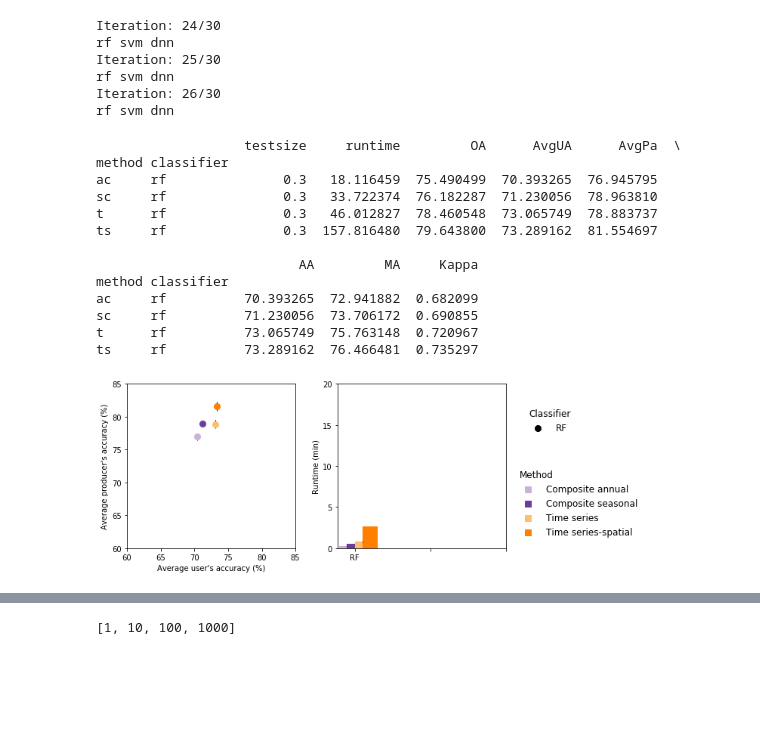
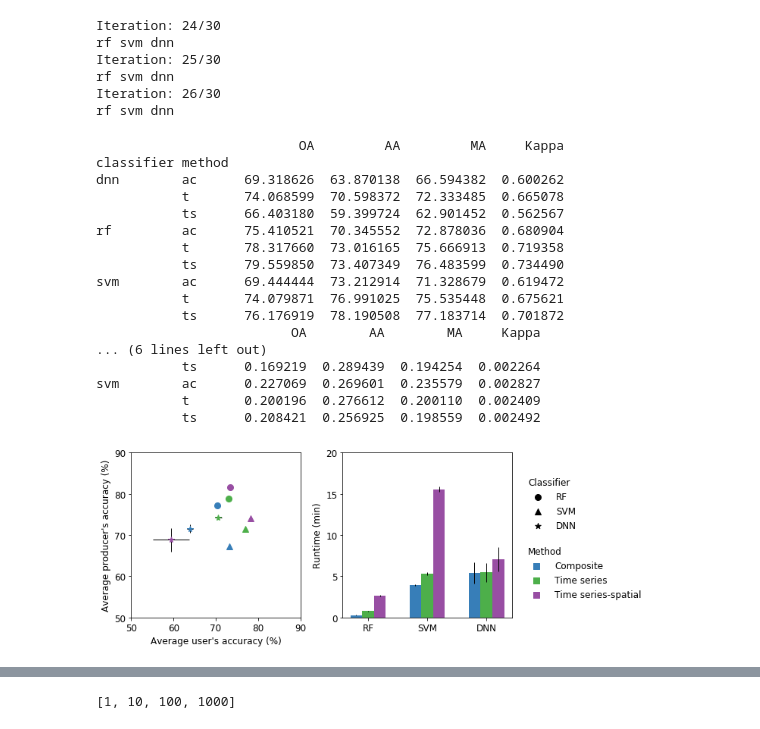
Before and after one commit to SebastianHafner/masterthesis, a Jupyter notebook: classification.ipynb, the cells around one changed output, grey strips where cells are left out. Saved outputs shown, nothing was run; the diff lists cells and outputs as text; code cells hidden in the pictures; blank space fills up the shorter version.

Commit message:
finished classifier comparison plot

```diff
--- a/classification.ipynb
+++ b/classification.ipynb
@@ -657,13 +657,15 @@ rf svm dnn
 
 # chose 2 accuracy metrics
 am_x = 'AvgUA'
-am_y = 'AvgPa'
+am_y = 'AvgPA'
 
 
 df = pd.read_csv(f'data/classification_data/classifier_comparison_as{yearAS}.csv')
+df = df.dropna()
 
 grouped = df.groupby(['method','classifier'])
-print(grouped.mean())
+print(df.groupby(['classifier','method'])[('OA','AA','MA','Kappa')].mean())
+print(df.groupby(['classifier','method'])[('OA','AA','MA','Kappa')].std())
 means = grouped.mean().to_dict()
 stds = grouped.std().to_dict()
 
@@ -680,13 +682,12 @@ plt.rcParams.update({'font.size': fontsize})
 
 
 classifiers = ['rf','svm','dnn']
-classifiers = ['rf']
 markers = ['o','^','*']
-markers = ['o']
 
-methods = ['ac','sc','t','ts']
-inputs = ['Composite annual', 'Composite seasonal', 'Time series', 'Time series-spatial']
-colors = ['#cab2d6','#6a3d9a','#fdbf6f','#ff7f00']
+
+methods = ['ac','t','ts']
+inputs = ['Composite', 'Time series', 'Time series-spatial']
+colors = ['#377eb8','#4daf4a','#984ea3']
 
 # classifiers (shape) for legend
 cpoints = []
@@ -731,9 +732,9 @@ for iclf, clf in enumerate(classifiers):
         )
 
 
-lower, upper = (60, 85)
+lower, upper = (50,90)
 limits = [lower,upper]
-ticks = np.arange(lower,upper+1,5)
+ticks = np.arange(lower,upper+1,10)
 labels = [f'{tick:.0f}' for tick in list(ticks)]
 
 ax.set_xlim(limits)
@@ -795,52 +796,56 @@ for i, (mean, std) in enumerate(zip(mean_runtime_data,std_runtime_data)):
     std = [s/60. for s in std]
 
 
-    wbar = 0.1
+    wbar = 0.2
     xpos = [x-wbar+i*wbar for x in range(len(classifiers))]
 
     ax.bar(
         x=xpos,
         height=mean,
         yerr=std,
         width=0.2,
         color=colors[i],
         error_kw={'ecolor':'k','elinewidth':1},
     )
 
 
 
 yticks = np.arange(0,21,5)
 yticklabels = [f'{ytick:.0f}' for ytick in list(yticks)]
 ax.set_yticks(yticks)
 ax.set_yticklabels(yticklabels)
 
 
 # ax.set_ylabel('Runtime (min)',rotation=270,labelpad=20)
 ax.set_ylabel('Runtime (min)')
 ax.set_xticks(range(3))
 ax.set_xticklabels([clf.upper() for clf in classifiers])
 # ax.yaxis.tick_right()
 # ax.yaxis.set_label_position("right")
 
 axes[2].axis('off')
 
 plt.savefig('plots/classifier_comparison',dpi=300,bbox_inches='tight')
 plt.show()
 # %% [output]
-                   testsize     runtime         OA      AvgUA      AvgPa  \
-method classifier
-ac     rf               0.3   18.116459  75.490499  70.393265  76.945795
-sc     rf               0.3   33.722374  76.182287  71.230056  78.963810
-t      rf               0.3   46.012827  78.460548  73.065749  78.883737
-ts     rf               0.3  157.816480  79.643800  73.289162  81.554697
-
-                          AA         MA     Kappa
-method classifier
-ac     rf          70.393265  72.941882  0.682099
-sc     rf          71.230056  73.706172  0.690855
-t      rf          73.065749  75.763148  0.720967
-ts     rf          73.289162  76.466481  0.735297
+                          OA         AA         MA     Kappa
+classifier method
+dnn        ac      69.318626  63.870138  66.594382  0.600262
+           t       74.068599  70.598372  72.333485  0.665078
+           ts      66.403180  59.399724  62.901452  0.562567
+rf         ac      75.410521  70.345552  72.878036  0.680904
+           t       78.317660  73.016165  75.666913  0.719358
+           ts      79.559850  73.407349  76.483599  0.734490
+svm        ac      69.444444  73.212914  71.328679  0.619472
+           t       74.079871  76.991025  75.535448  0.675621
+           ts      76.176919  78.190508  77.183714  0.701872
+                         OA        AA        MA     Kappa
+... (6 lines left out)
+           ts      0.169219  0.289439  0.194254  0.002264
+svm        ac      0.227069  0.269601  0.235579  0.002827
+           t       0.200196  0.276612  0.200110  0.002409
+           ts      0.208421  0.256925  0.198559  0.002492
-[figure, old version]
+[figure, new version]
 # %%
 rois = ['roi1','roi2','roi3']
 
```
